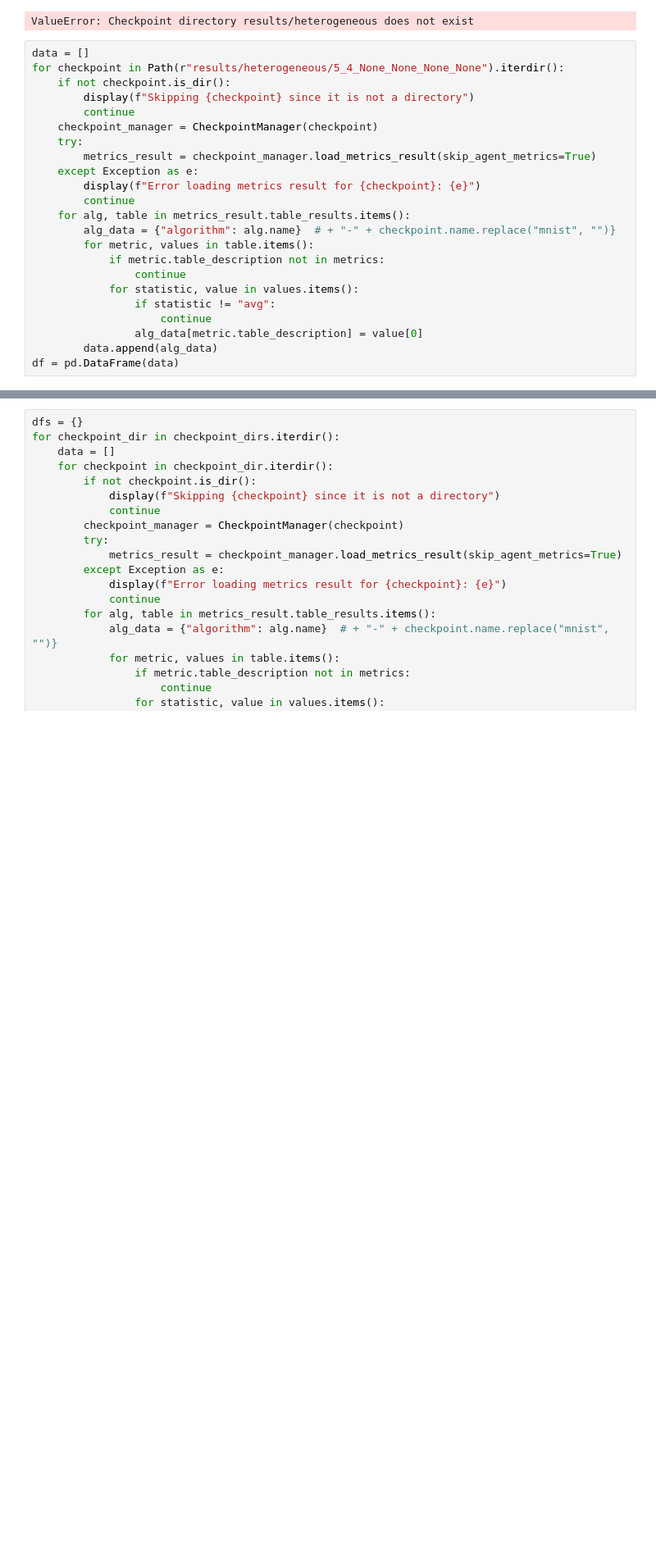
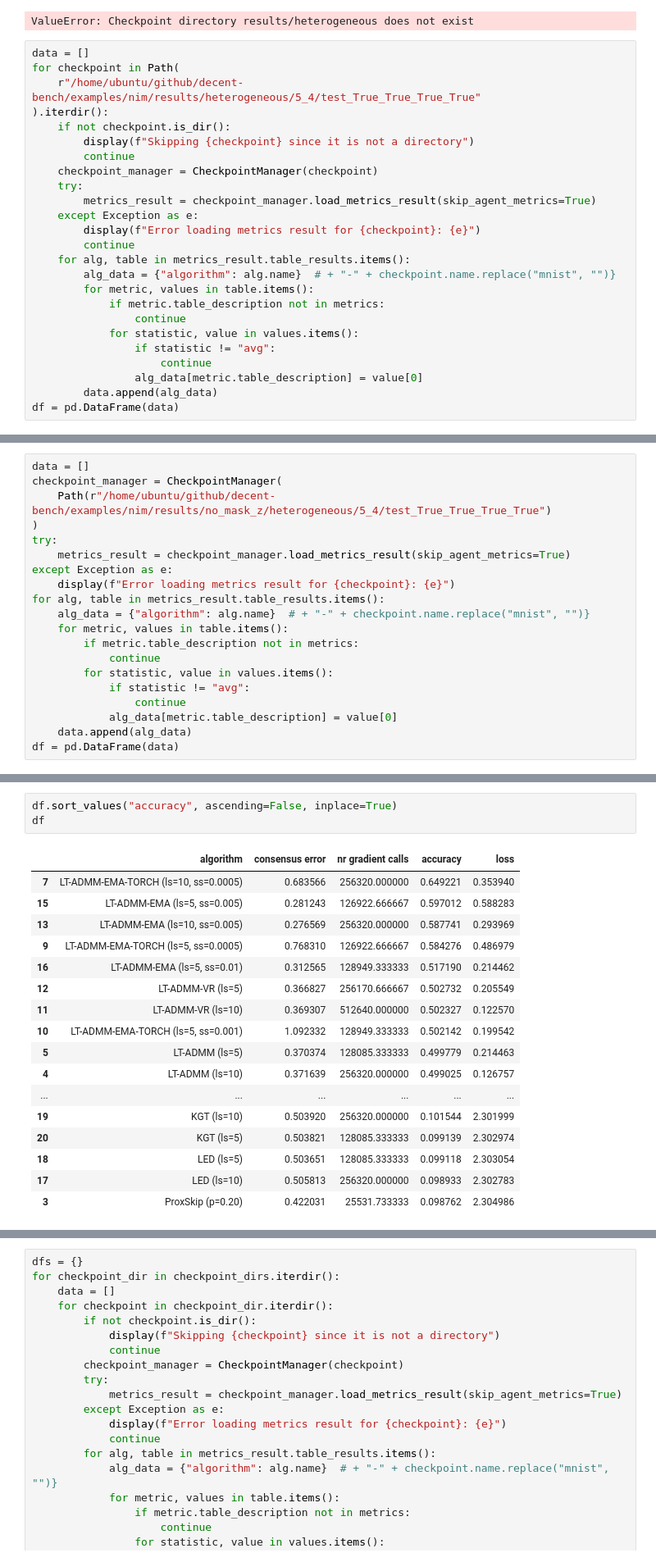
Before and after one commit to team-decent/decent-bench, a Jupyter notebook: examples/nim/compare_results.ipynb, the cells around one changed output, grey strips where cells are left out. Shown at 82% size. Cells and saved outputs as stored; diff of their text form; blank space fills up the shorter version.

```diff
--- a/examples/nim/compare_results.ipynb
+++ b/examples/nim/compare_results.ipynb
@@ -13,7 +13,9 @@ if not checkpoint_dirs.is_dir():
 ValueError: Checkpoint directory results/heterogeneous does not exist
 # %%
 data = []
-for checkpoint in Path(r"results/heterogeneous/5_4_None_None_None_None").iterdir():
+for checkpoint in Path(
+    r"/home/ubuntu/github/decent-bench/examples/nim/results/heterogeneous/5_4/test_True_True_True_True"
+).iterdir():
     if not checkpoint.is_dir():
         display(f"Skipping {checkpoint} since it is not a directory")
         continue
@@ -36,0 +53,20 @@ df = pd.DataFrame(data)
+# %%
+data = []
+checkpoint_manager = CheckpointManager(
+    Path(r"/home/ubuntu/github/decent-bench/examples/nim/results/no_mask_z/heterogeneous/5_4/test_True_True_True_True")
+)
+try:
+    metrics_result = checkpoint_manager.load_metrics_result(skip_agent_metrics=True)
+except Exception as e:
+    display(f"Error loading metrics result for {checkpoint}: {e}")
+for alg, table in metrics_result.table_results.items():
+    alg_data = {"algorithm": alg.name}  # + "-" + checkpoint.name.replace("mnist", "")}
+    for metric, values in table.items():
+        if metric.table_description not in metrics:
+            continue
+        for statistic, value in values.items():
+            if statistic != "avg":
+                continue
+            alg_data[metric.table_description] = value[0]
+    data.append(alg_data)
+df = pd.DataFrame(data)
@@ -37 +109,22 @@ df = pd.DataFrame(data)
+# %%
+df.sort_values("accuracy", ascending=False, inplace=True)
+df
+# %% [output]
+|  | algorithm | consensus error | nr gradient calls | accuracy | loss |
+| 7 | LT-ADMM-EMA-TORCH (ls=10, ss=0.0005) | 0.683566 | 256320.000000 | 0.649221 | 0.353940 |
+| 15 | LT-ADMM-EMA (ls=5, ss=0.005) | 0.281243 | 126922.666667 | 0.597012 | 0.588283 |
+| 13 | LT-ADMM-EMA (ls=10, ss=0.005) | 0.276569 | 256320.000000 | 0.587741 | 0.293969 |
+| 9 | LT-ADMM-EMA-TORCH (ls=5, ss=0.0005) | 0.768310 | 126922.666667 | 0.584276 | 0.486979 |
+| 16 | LT-ADMM-EMA (ls=5, ss=0.01) | 0.312565 | 128949.333333 | 0.517190 | 0.214462 |
+| 12 | LT-ADMM-VR (ls=5) | 0.366827 | 256170.666667 | 0.502732 | 0.205549 |
+| 11 | LT-ADMM-VR (ls=10) | 0.369307 | 512640.000000 | 0.502327 | 0.122570 |
+| 10 | LT-ADMM-EMA-TORCH (ls=5, ss=0.001) | 1.092332 | 128949.333333 | 0.502142 | 0.199542 |
+| 5 | LT-ADMM (ls=5) | 0.370374 | 128085.333333 | 0.499779 | 0.214463 |
+| 4 | LT-ADMM (ls=10) | 0.371639 | 256320.000000 | 0.499025 | 0.126757 |
+| ... | ... | ... | ... | ... | ... |
+| 19 | KGT (ls=10) | 0.503920 | 256320.000000 | 0.101544 | 2.301999 |
+| 20 | KGT (ls=5) | 0.503821 | 128085.333333 | 0.099139 | 2.302974 |
+| 18 | LED (ls=5) | 0.503651 | 128085.333333 | 0.099118 | 2.303054 |
+| 17 | LED (ls=10) | 0.505813 | 256320.000000 | 0.098933 | 2.302783 |
+| 3 | ProxSkip (p=0.20) | 0.422031 | 25531.733333 | 0.098762 | 2.304986 |
 # %%
```
Also changed, not shown: parts of 5 cells of this notebook, 8 other files.
